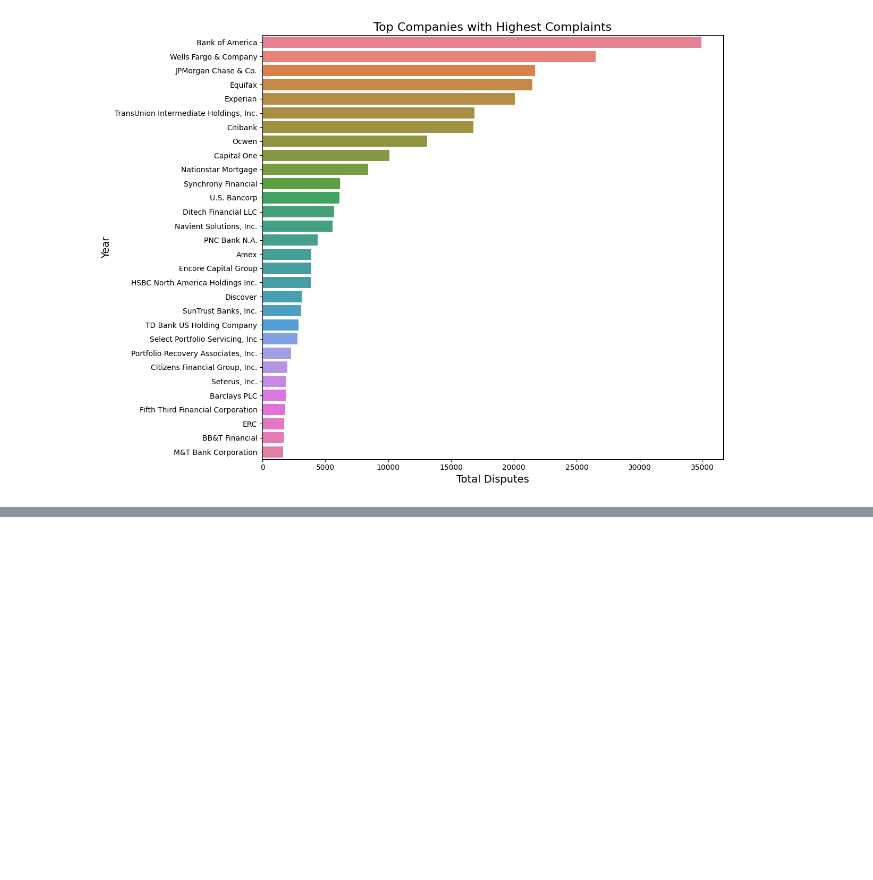
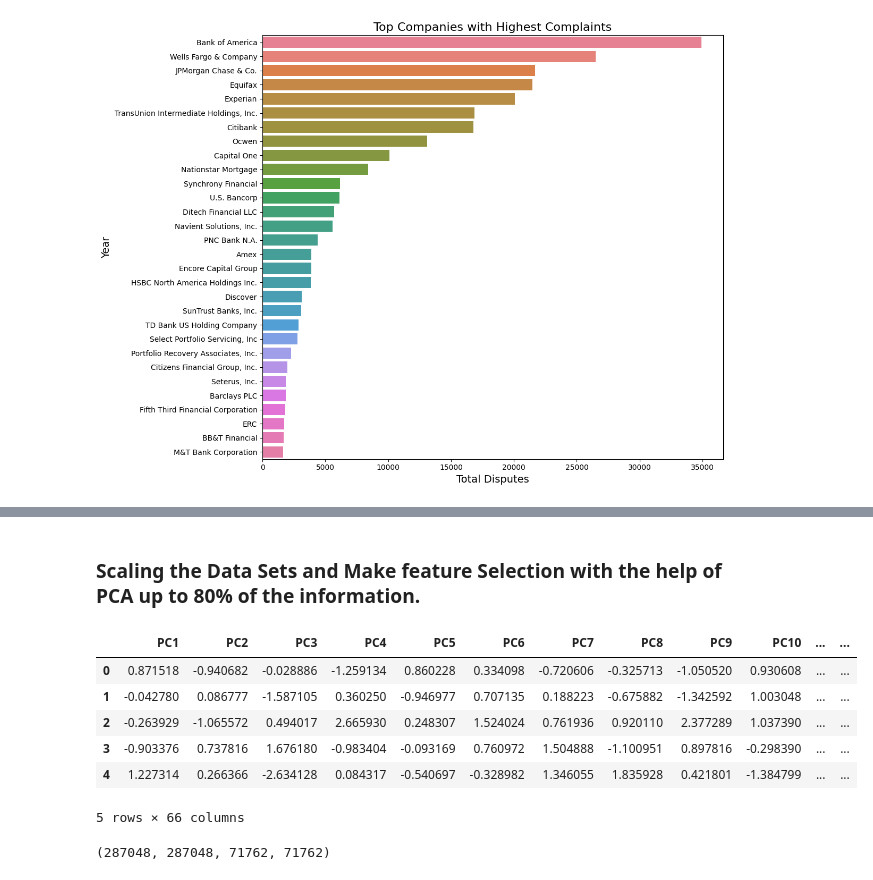
Before and after one commit to krutika-shimpi/Edureka_Internship_Assigments_solved, a Jupyter notebook: Mini_project_2/Mini_project_2_Consumer_Complaint_Resolution_Analysis.ipynb, the cells around one changed output, grey strips where cells are left out. Drawn from its saved outputs; the diff is of its cells as text; code cells hidden in the pictures; blank space fills up the shorter version.

```diff
--- a/Mini_project_2/Mini_project_2_Consumer_Complaint_Resolution_Analysis.ipynb
+++ b/Mini_project_2/Mini_project_2_Consumer_Complaint_Resolution_Analysis.ipynb
@@ -535,0 +547,8 @@ plt.show()
+# %%
+# Converte all negative days held to zero (it is the time taken by the authority that can't be negative)
+train_data.loc[train_data['Days held'] < 0, 'Days held'] = 0
+# %%
+# Drop Unnecessary Columns for the Model Building like:'Company', 'State', 'Year_Received', 'Days_held'
+train_data.drop(['Company', 'State', 'Year', 'Days held'], axis  = 1 , inplace = True)
+test_data.drop(['Company', 'State', 'Year', 'Days held'], axis  = 1 , inplace = True)
+test_data.head()
@@ -535,0 +583,9 @@ plt.show()
+# %%
+# Specify categorical features for which dummy variables need to be created
+categorical_features = ['Product', 'Issue', 'Submitted via', 'Company response to consumer', 'Timely response?']
+
+# Create dummy variables for categorical features
+train_data = pd.get_dummies(train_data, columns = categorical_features)
+test_data = pd.get_dummies(test_data, columns = categorical_features)
+
+train_data.head()
@@ -535,0 +600,36 @@ plt.show()
+# %% [markdown]
+### Scaling the Data Sets and Make feature Selection with the help of PCA up to 80% of the information.
+# %%
+# Scale the data before feature selection
+sc = StandardScaler()
+train_data_scaled = sc.fit_transform(train_data)
+test_data_scaled = sc.transform(test_data)
+
+# Perform data selction on the transformed features with 80% information
+pca_data = PCA(n_components = 0.80,
+               random_state = 42)
+
+trained_pca = pca_data.fit_transform(train_data_scaled)
+
+# Create a dataframe to view the selected features
+train_data_pca = pd.DataFrame(data = trained_pca,
+                              columns = [f"PC{i + 1}" for i in range(trained_pca.shape[1])])
+# %%
+train_data_pca.head()
+# %% [output]
+|  | PC1 | PC2 | PC3 | PC4 | PC5 | PC6 | PC7 | PC8 | PC9 | PC10 | ... | ... |
+| 0 | 0.871518 | -0.940682 | -0.028886 | -1.259134 | 0.860228 | 0.334098 | -0.720606 | -0.325713 | -1.050520 | 0.930608 | ... | ... |
+| 1 | -0.042780 | 0.086777 | -1.587105 | 0.360250 | -0.946977 | 0.707135 | 0.188223 | -0.675882 | -1.342592 | 1.003048 | ... | ... |
+| 2 | -0.263929 | -1.065572 | 0.494017 | 2.665930 | 0.248307 | 1.524024 | 0.761936 | 0.920110 | 2.377289 | 1.037390 | ... | ... |
+| 3 | -0.903376 | 0.737816 | 1.676180 | -0.983404 | -0.093169 | 0.760972 | 1.504888 | -1.100951 | 0.897816 | -0.298390 | ... | ... |
+| 4 | 1.227314 | 0.266366 | -2.634128 | 0.084317 | -0.540697 | -0.328982 | 1.346055 | 1.835928 | 0.421801 | -1.384799 | ... | ... |
+5 rows × 66 columns
+# %%
+# Split the training data into train and validation sets
+X_train, X_val, y_train, y_val = train_test_split(train_data_pca,
+                                                  train_labels,
+                                                  test_size = 0.2,
+                                                  random_state = 42)
+len(X_train), len(y_train), len(X_val), len(y_val)
+# %% [output]
+(287048, 287048, 71762, 71762)
```
Also changed, not shown: parts of 13 cells of this notebook.
